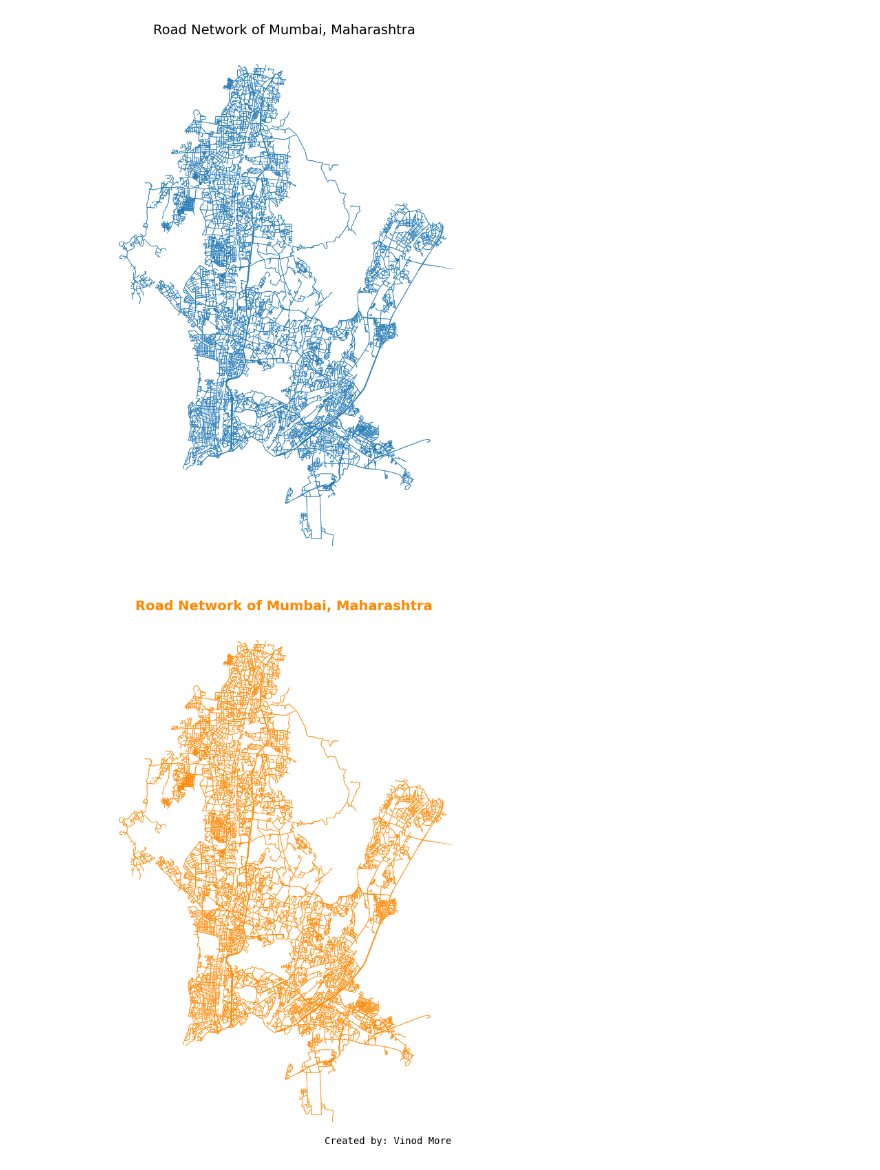
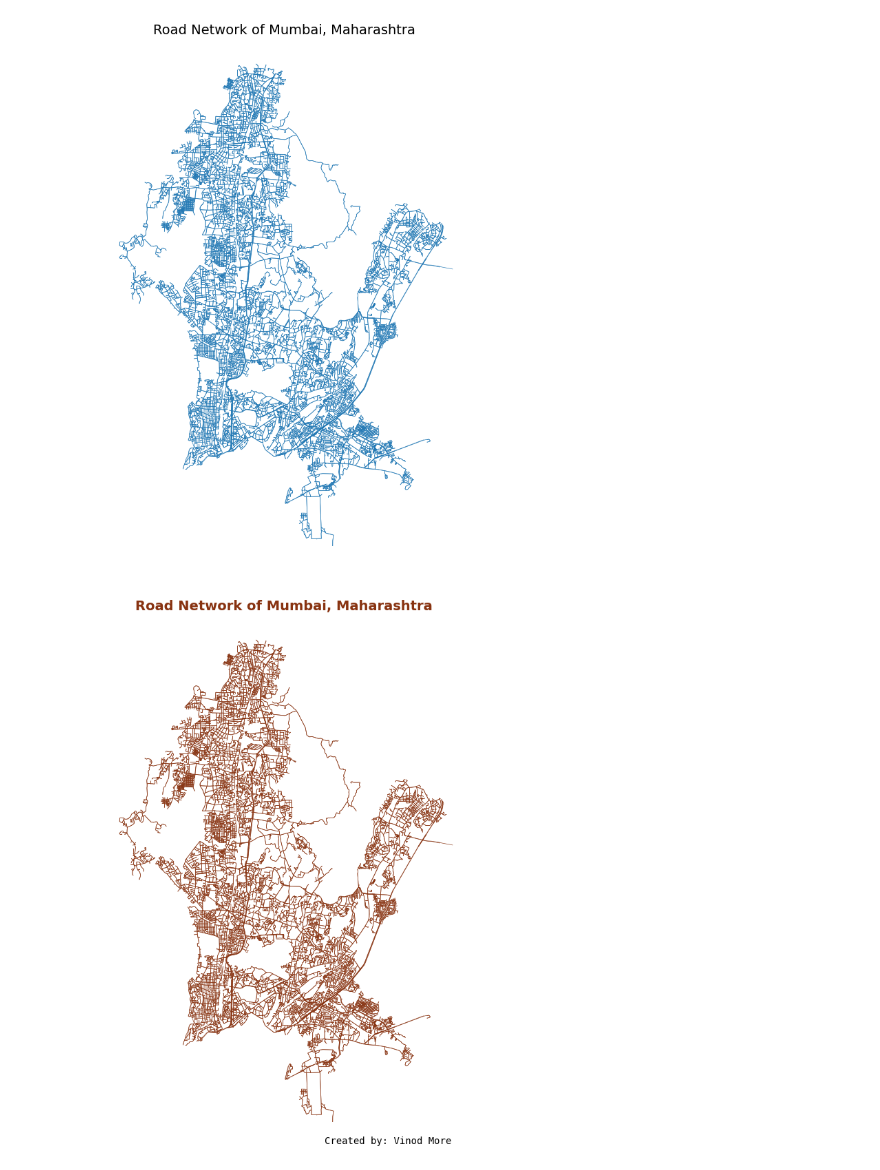
Before and after one commit to Vjarvis18/GeoPython, a Jupyter notebook: Mumbai_RoadNetwork.ipynb, the cells around one changed output. Saved outputs shown, nothing was run; the diff lists cells and outputs as text; code cells hidden in the pictures.

```diff
--- a/Mumbai_RoadNetwork.ipynb
+++ b/Mumbai_RoadNetwork.ipynb
@@ -56,15 +56,15 @@ plt.show()
 [figure]
 # %%
 f, ax = plt.subplots(1,1, figsize = (10,10))
-color_palette = {"Neon":"#ff8800", "Background":"#33a100"}
+color_palette = {"Neon":"#883311", "Background":"#33a100"}
 edgesdf.plot(ax=ax, linewidth = 0.5, alpha = 0.9, color = color_palette["Neon"])
 ax.set_facecolor(color_palette["Background"])
 ax.set_title(f"Road Network of {city} ", fontsize = 14, color=color_palette['Neon'], weight = 'bold', y = 1, family = 'sans-serif')
 plt.text(0.95, 0, "Created by: Vinod More", color='black', fontsize = 10, transform = ax.transAxes, ha = 'right', va='bottom', family='monospace')
 
 plt.savefig("Road_Network_Mumbai.jpg", dpi = 300, bbox_inches = 'tight')
 plt.savefig("Road_Network_Mumbai.pdf", dpi = 300, bbox_inches = 'tight')
 ax.axis('off')
 plt.show()
 # %% [output]
-[figure, old version]
+[figure, new version]
```
